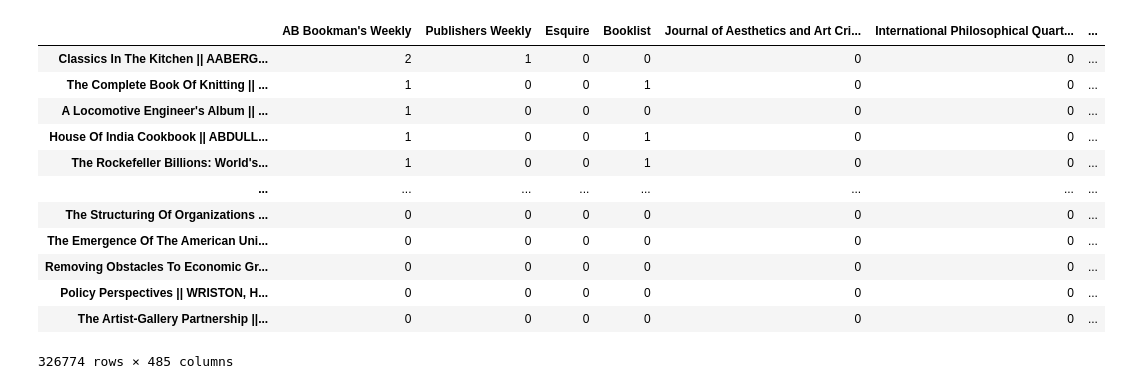
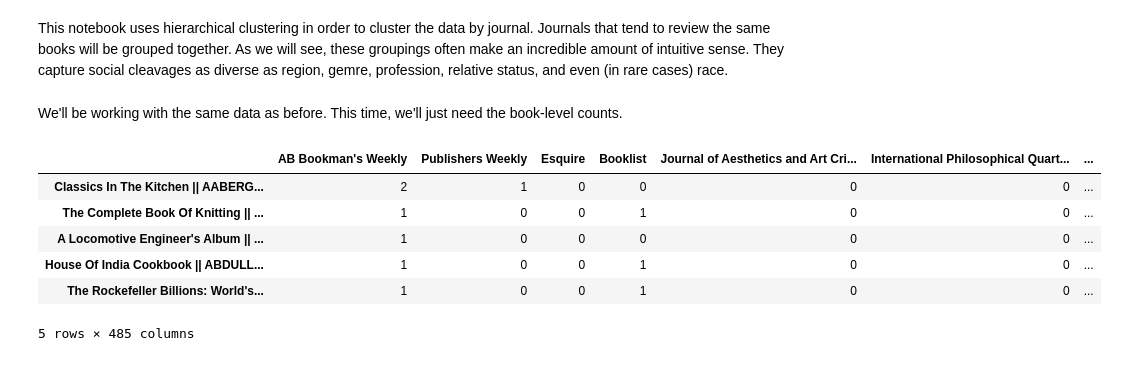
Before and after one commit to jordanpruett/book-review-index, a Jupyter notebook: notebooks/02_journal_clusters.ipynb, the cells around one changed output. Saved outputs shown, nothing was run; the diff lists cells and outputs as text; code cells hidden in the pictures.

Commit message:
finishes first draft of notebook 01, updates notebook 02

```diff
--- a/notebooks/02_journal_clusters.ipynb
+++ b/notebooks/02_journal_clusters.ipynb
@@ -1,3 +1,5 @@
+# %% [markdown]
+This notebook uses hierarchical clustering in order to cluster the data by journal. Journals that tend to review the same books will be grouped together. As we will see, these groupings often make an incredible amount of intuitive sense. They capture social cleavages as diverse as region, gemre, profession, relative status, and even (in rare cases) race.
 # %%
 import pandas as pd
 import numpy as np
@@ -6,21 +8,16 @@ from scipy.spatial.distance import jaccard, pdist, squareform
 from scipy.cluster.hierarchy import dendrogram, linkage, cophenet
 
 import matplotlib.pyplot as plt
+# %% [markdown]
+We'll be working with the same data as before. This time, we'll just need the book-level counts.
 # %%
-# load the data: rows are titles and columns are review periodicals
-df = pd.read_csv('../data/processed/books1965-1984_10-15.tsv', sep='\t', index_col=0)
-df
+df = pd.read_csv('../data/processed/book_reviews.tsv', sep='\t', index_col=0)
+df.head()
 # %% [output]
 |  | AB Bookman's Weekly | Publishers Weekly | Esquire | Booklist | Journal of Aesthetics and Art Cri... | International Philosophical Quart... | ... |
 | Classics In The Kitchen || AABERG... | 2 | 1 | 0 | 0 | 0 | 0 | ... |
 | The Complete Book Of Knitting || ... | 1 | 0 | 0 | 1 | 0 | 0 | ... |
 | A Locomotive Engineer's Album || ... | 1 | 0 | 0 | 0 | 0 | 0 | ... |
 | House Of India Cookbook || ABDULL... | 1 | 0 | 0 | 1 | 0 | 0 | ... |
 | The Rockefeller Billions: World's... | 1 | 0 | 0 | 1 | 0 | 0 | ... |
-| ... | ... | ... | ... | ... | ... | ... | ... |
-| The Structuring Of Organizations ... | 0 | 0 | 0 | 0 | 0 | 0 | ... |
-| The Emergence Of The American Uni... | 0 | 0 | 0 | 0 | 0 | 0 | ... |
-| Removing Obstacles To Economic Gr... | 0 | 0 | 0 | 0 | 0 | 0 | ... |
-| Policy Perspectives || WRISTON, H... | 0 | 0 | 0 | 0 | 0 | 0 | ... |
-| The Artist-Gallery Partnership ||... | 0 | 0 | 0 | 0 | 0 | 0 | ... |
-326774 rows × 485 columns
+5 rows × 485 columns
```
Also changed, not shown: parts of 11 cells of this notebook, 1 other file.
